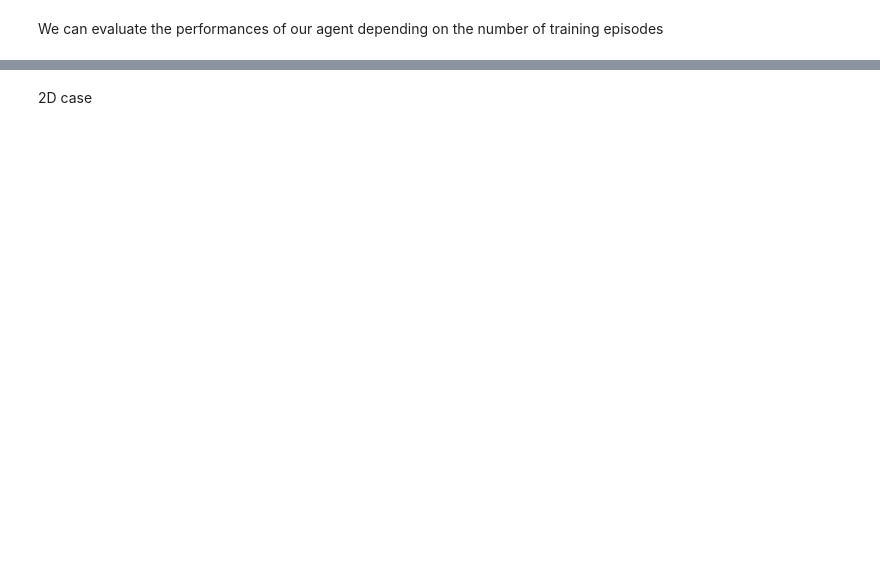
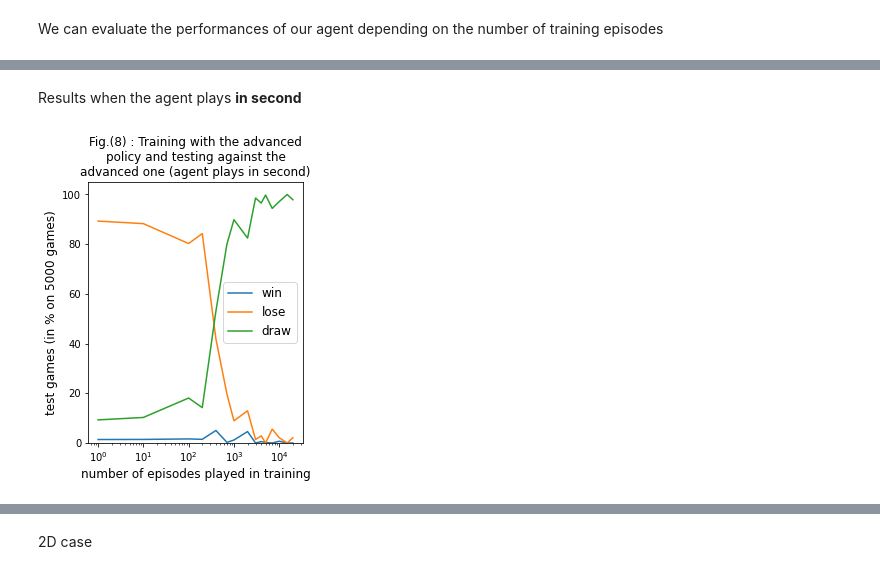
Before and after one commit to gael-vanderlee/CrossDimNoughts, a Jupyter notebook: RL_project.ipynb, the cells around one changed output, grey strips where cells are left out. Saved outputs shown, nothing was run; the diff lists cells and outputs as text; code cells hidden in the pictures; blank space fills up the shorter version.

```diff
--- a/RL_project.ipynb
+++ b/RL_project.ipynb
@@ -141,0 +111,17 @@ print("Win {}, Draw {}, Loses {}".format(wins, draw, loses))
+# %% [markdown]
+Results when the agent plays <b>in second</b>
+# %%
+n_eps = np.array(n_eps)
+fig = plt.figure(figsize=(0.6*6.4, 1*4.8))
+plt.plot(n_eps, np.array(win2)/50, label='win')
+plt.plot(n_eps, np.array(lose2)/50, label='lose')
+plt.plot(n_eps, np.array(draw2)/50, label='draw')
+plt.xscale('log')
+plt.xlabel('number of episodes played in training', fontsize='large')
+plt.ylabel('test games (in % on 5000 games)', fontsize='large')
+plt.ylim(0, 105)
+plt.title('Fig.(8) : Training with the advanced\npolicy and testing against the\nadvanced one (agent plays in second)')
+plt.legend(loc='best', fontsize='large')
+plt.savefig("plot2.pdf", bbox_inches='tight')
+# %% [output]
+[figure, added]
```
Also changed, not shown: parts of 51 cells of this notebook, 2 other files.
